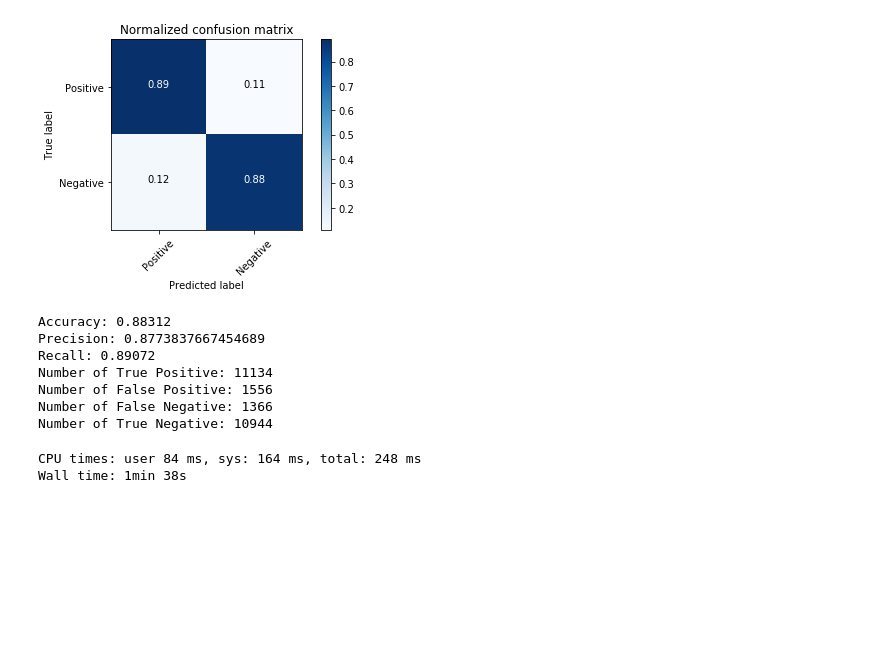
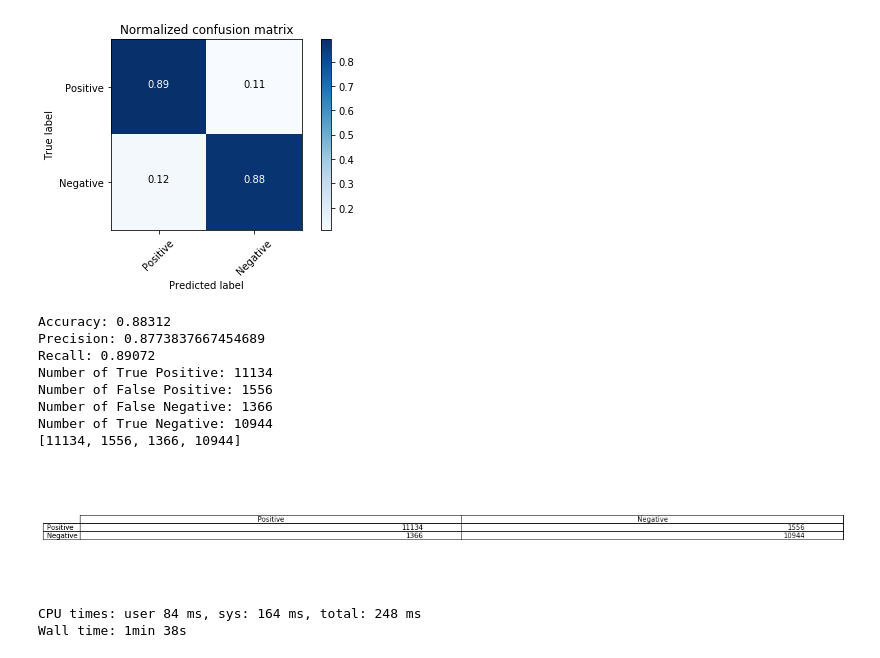
Before and after one commit to oya163/DataScience101, a Jupyter notebook: movie/movie_sentiment.ipynb, the cells around one changed output. Drawn from its saved outputs; the diff is of its cells as text; code cells hidden in the pictures; blank space fills up the shorter version.

Commit message:
Added confusion matrix table

```diff
--- a/movie/movie_sentiment.ipynb
+++ b/movie/movie_sentiment.ipynb
@@ -364,5 +372,6 @@ def calc_acc_prec_recall(pred, gt):
 # %%
-acc, prec, recall = calc_acc_prec_recall(pred_labels, pd_test.label)
+acc, prec, recall, val = calc_acc_prec_recall(pred_labels, pd_test.label)
+print(val)
 # %% [output]
 Accuracy: 0.88312
 Precision: 0.8773837667454689
@@ -371,6 +380,25 @@ Number of True Positive: 11134
 Number of False Positive: 1556
 Number of False Negative: 1366
 Number of True Negative: 10944
+[11134, 1556, 1366, 10944]
+# %%
+
+fig, ax = plt.subplots()
+
+# Hide axes
+ax.xaxis.set_visible(False)
+ax.yaxis.set_visible(False)
+
+ax.table(cellText=[['11134', '1556'], ['1366', '10944']],
+                      rowLabels=class_names,
+                      colLabels=class_names,
+                       loc='center', fontsize=50)
+# ax.axis('tight')
+ax.axis('off')
+
+plt.show()
+# %% [output]
+[figure, added]
 # %%
 %%time
 '''
```
Also changed, not shown: parts of 2 cells of this notebook.
